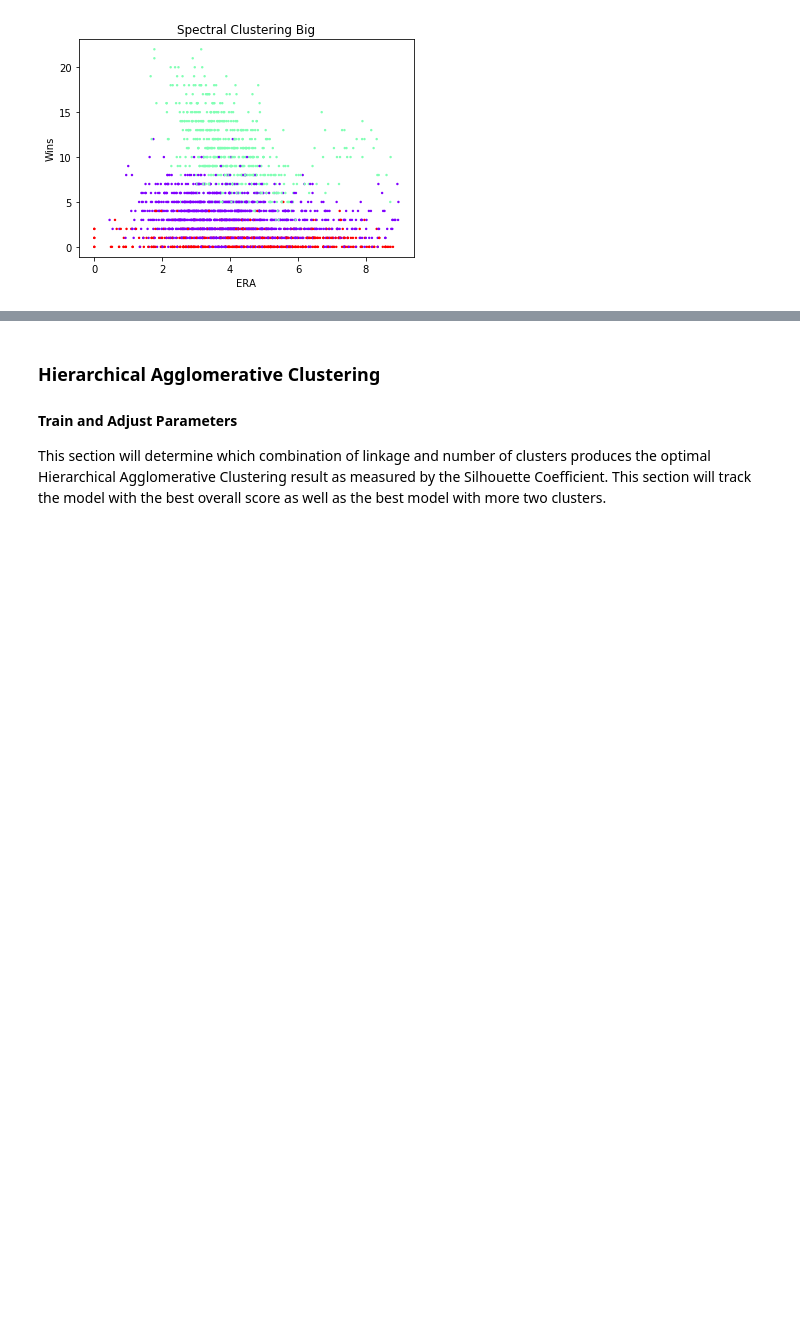
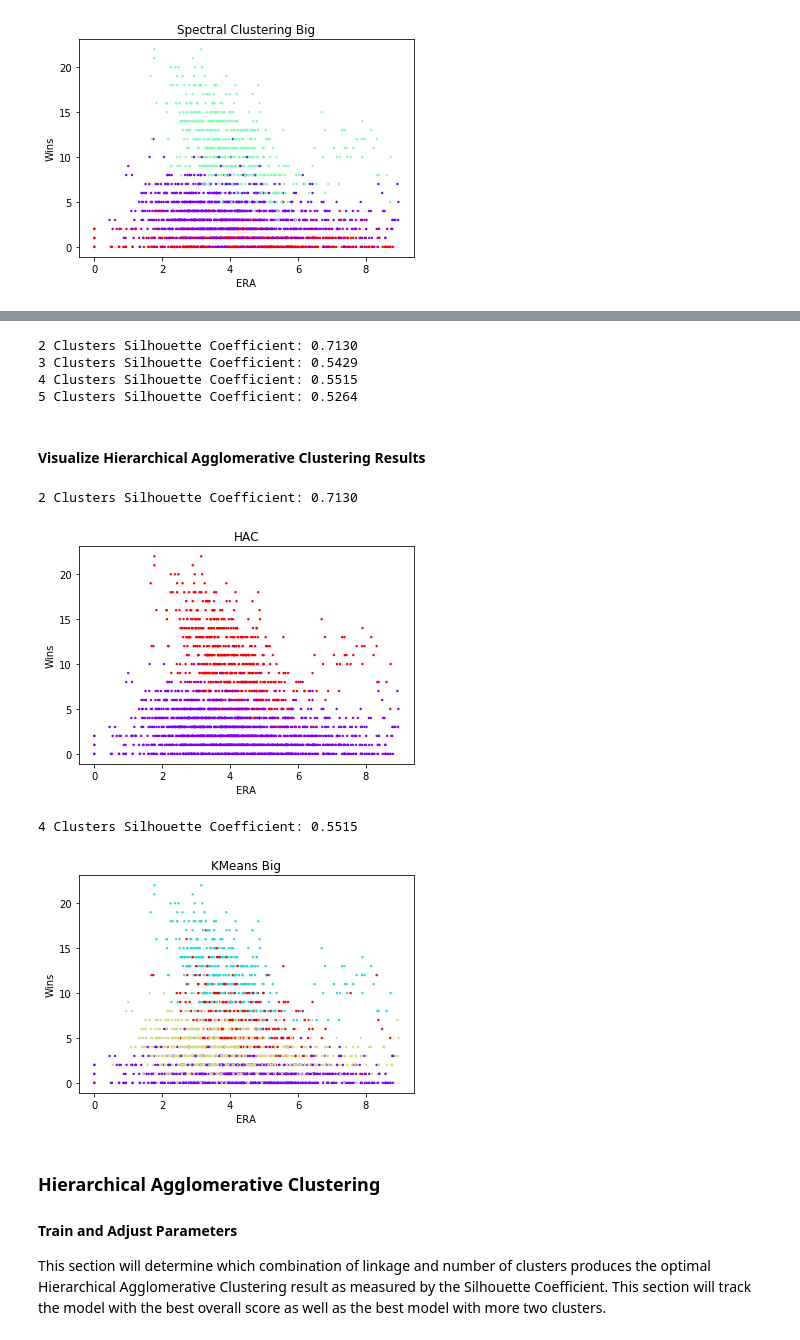
Before and after one commit to georgesturrock/7331_Lab3, a Jupyter notebook: GS_ModelandEval.ipynb, the cells around one changed output, grey strips where cells are left out. Saved outputs shown, nothing was run; the diff lists cells and outputs as text; code cells hidden in the pictures; blank space fills up the shorter version.

```diff
--- a/GS_ModelandEval.ipynb
+++ b/GS_ModelandEval.ipynb
@@ -182,3 +187,62 @@ plt.show()
+# %%
+bestSil = 0
+bestBigSil = 0
+
+params = []
+for n_fam in range(2,6):
+    kcls_fam = KMeans(n_clusters=n_fam, init='k-means++',random_state=1)
+    kcls_fam.fit(pitchingSC)
+    newfeature_famk = kcls_fam.labels_ # the labels from kmeans clustering
+    silScore = metrics.silhouette_score(pitchingSC, newfeature_famk)
+    print(n_fam, "Clusters", "Silhouette Coefficient: %0.4f" % silScore)
+    if (silScore > bestSil):
+        bestSil = silScore
+        bestClust = n_fam
+    elif (n_fam > 2):
+        if (silScore > bestBigSil):
+                bestBigSil = silScore
+                bestBigClust = n_fam
+                #print(bestBigSil, bestBigClust, bestBigLink)
+
+clustResults.append({'Model': 'K-means Clustering', 'Silhouette_Score': bestSil, 'Clusters': bestClust, 'GT2_Silhouette_Score': bestBigSil, 'GT2_Clusters': bestBigClust, 'BIC': 0.0})
+# %% [output]
+2 Clusters Silhouette Coefficient: 0.7130
+3 Clusters Silhouette Coefficient: 0.5429
+4 Clusters Silhouette Coefficient: 0.5515
+5 Clusters Silhouette Coefficient: 0.5264
+# %% [markdown]
+#### Visualize Hierarchical Agglomerative Clustering Results
+# %%
+#Best HAC Model
+cls_fam = KMeans(n_clusters=bestClust)
+cls_fam.fit(pitchingSC)
+newfeature_fam = cls_fam.labels_ # the labels from kmeans clustering
+print(bestClust, "Clusters", "Silhouette Coefficient: %0.4f" % metrics.silhouette_score(pitchingSC, newfeature_fam))
+
+plt.scatter(pitchingSC.ERA, pitchingSC.W, c=newfeature_fam, cmap=plt.cm.rainbow, s=6, linewidths=0)
+plt.xlabel('ERA')
+plt.ylabel('Wins')
+plt.title('HAC')
+plt.savefig('./plots/Kmeans.png')
+plt.show()
+
+#Best HAC Model with > 2 Clusters
+cls_fam = KMeans(n_clusters=bestBigClust)
+cls_fam.fit(pitchingSC)
+newfeature_famSV = cls_fam.labels_ # the labels from kmeans clustering
+print(bestBigClust, "Clusters", "Silhouette Coefficient: %0.4f" % metrics.silhouette_score(pitchingSC, newfeature_famSV))
+
+plt.scatter(pitchingSC.ERA, pitchingSC.W, c=newfeature_famSV, cmap=plt.cm.rainbow, s=6, linewidths=0)
+plt.xlabel('ERA')
+plt.ylabel('Wins')
+plt.title('KMeans Big')
+plt.savefig('./plots/Kmeans2.png')
+plt.show()
+# %% [output]
+2 Clusters Silhouette Coefficient: 0.7130
+[figure, added]
+4 Clusters Silhouette Coefficient: 0.5515
+[figure, added]
 # %% [markdown]
 ### Hierarchical Agglomerative Clustering
 #### Train and Adjust Parameters
```
Also changed, not shown: parts of 3 cells of this notebook, 2 other files.
